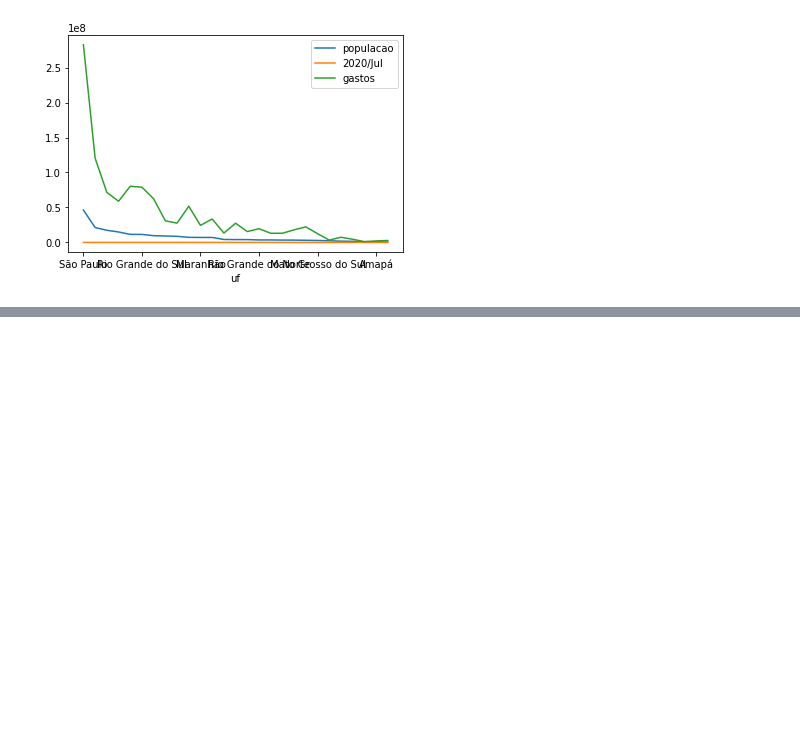
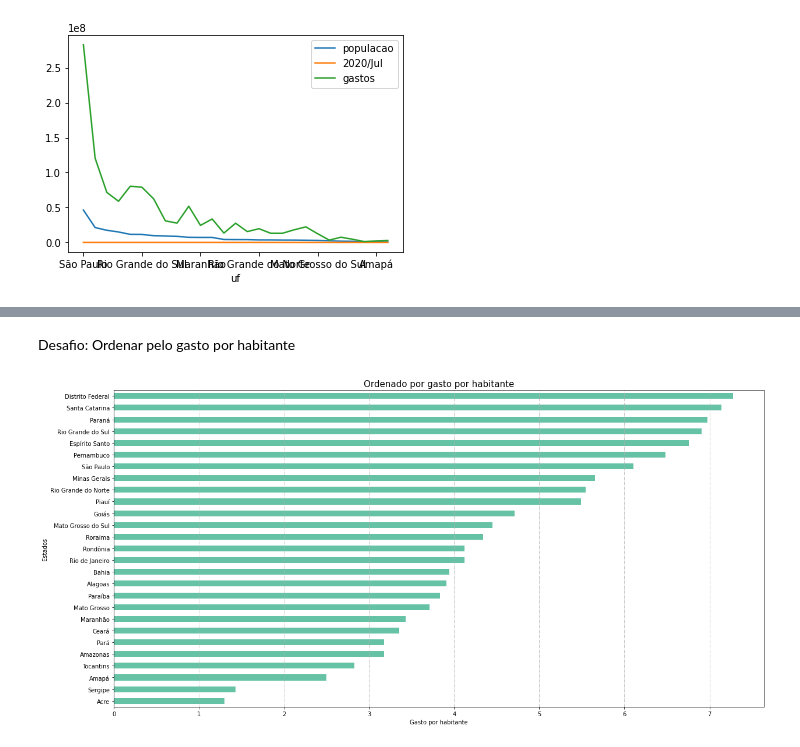
Before and after one commit to ricardosaj/Bootcamp-Data-Science-Alura, a Jupyter notebook: aula_02_BC_DS_Aplicada_Alura.ipynb, the cells around one changed output, grey strips where cells are left out. Saved outputs shown, nothing was run; the diff lists cells and outputs as text; code cells hidden in the pictures; blank space fills up the shorter version.

```diff
--- a/aula_02_BC_DS_Aplicada_Alura.ipynb
+++ b/aula_02_BC_DS_Aplicada_Alura.ipynb
@@ -1051,0 +1079,12 @@ gastos_e_populacao_mais_recente.plot()
+# %% [markdown]
+Desafio: Ordenar pelo gasto por habitante
+# %%
+import matplotlib.pyplot as plt
+plt.title("Ordenado por gasto por habitante", fontsize=15)
+o_g_p_h = gastos_e_populacao_mais_recente.sort_values(by='gasto por habitante', ascending=True)
+grafico = o_g_p_h['gasto por habitante'].plot(kind='barh',figsize=(20,10), cmap='Set2')
+grafico.set_ylabel('Estados')
+grafico.set_xlabel('Gasto por habitante')
+plt.grid(b = True, axis = 'x', ls = '-.')
+# %% [output]
+[figure, added]
```
Also changed, not shown: parts of 13 cells of this notebook.
